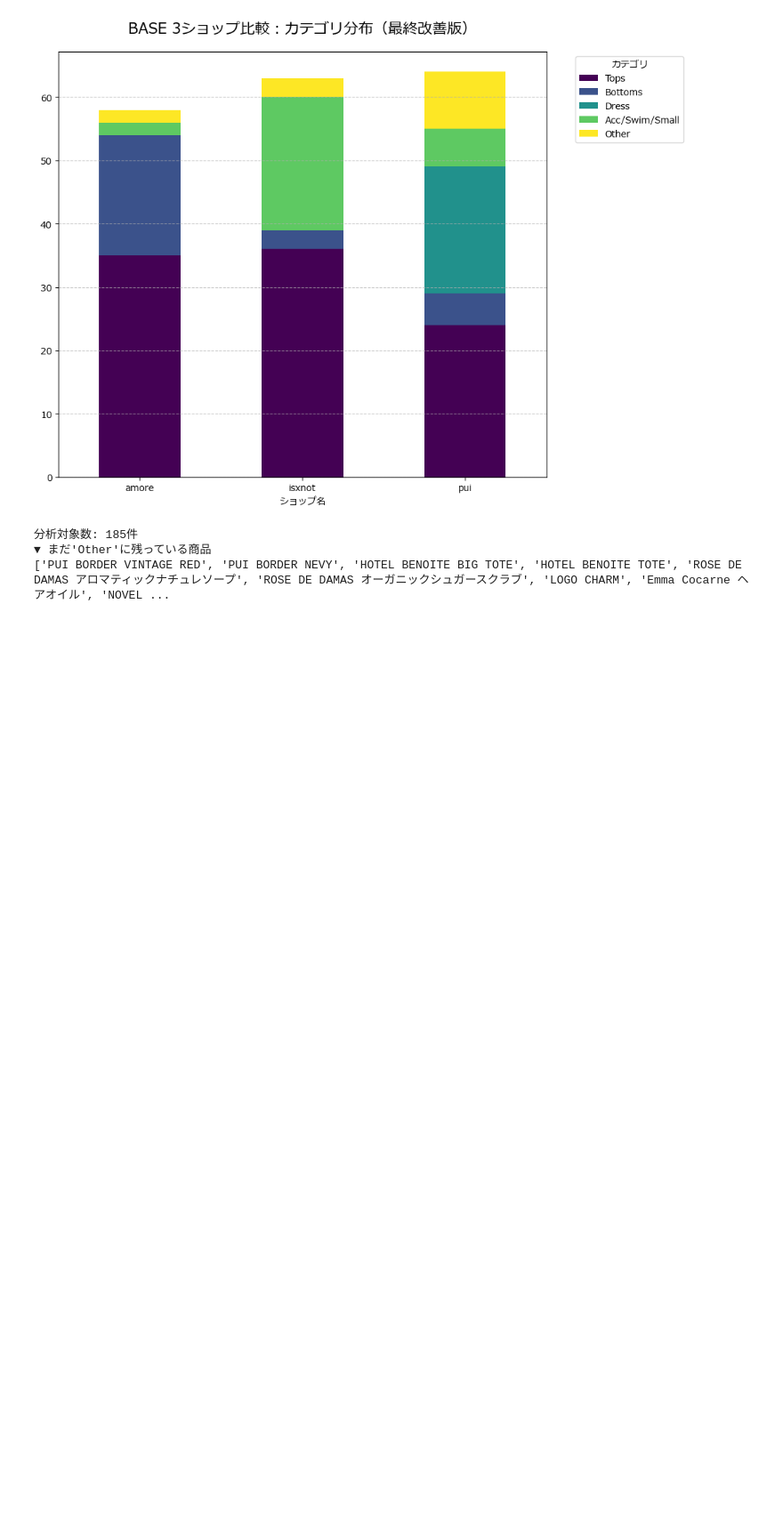
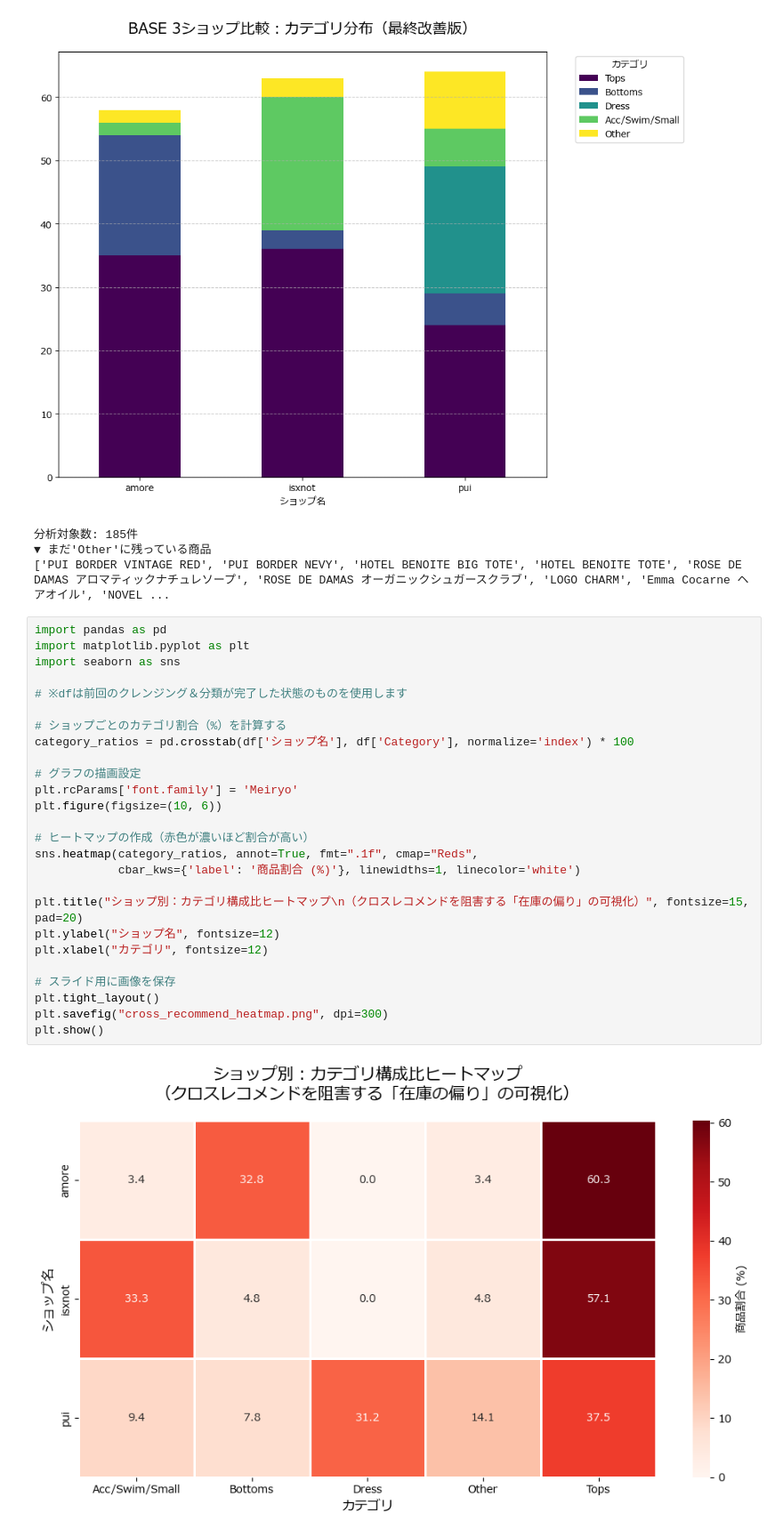
Before and after one commit to kaonashimaster/fashion-rec-engine, a Jupyter notebook: analysis.ipynb, the cells around one changed output. Shown at 89% size. Drawn from its saved outputs; the diff is of its cells as text; blank space fills up the shorter version.

```diff
--- a/analysis.ipynb
+++ b/analysis.ipynb
@@ -251,3 +97,31 @@ print(df[df['Category'] == 'Other']['商品名'].unique().tolist())
 分析対象数: 185件
 ▼ まだ'Other'に残っている商品
 ['PUI BORDER VINTAGE RED', 'PUI BORDER NEVY', 'HOTEL BENOITE BIG TOTE', 'HOTEL BENOITE TOTE', 'ROSE DE DAMAS アロマティックナチュレソープ', 'ROSE DE DAMAS オーガニックシュガースクラブ', 'LOGO CHARM', 'Emma Cocarne ヘアオイル', 'NOVEL ...
+# %%
+import pandas as pd
+import matplotlib.pyplot as plt
+import seaborn as sns
+
+# ※dfは前回のクレンジング＆分類が完了した状態のものを使用します
+
+# ショップごとのカテゴリ割合（%）を計算する
+category_ratios = pd.crosstab(df['ショップ名'], df['Category'], normalize='index') * 100
+
+# グラフの描画設定
+plt.rcParams['font.family'] = 'Meiryo'
+plt.figure(figsize=(10, 6))
+
+# ヒートマップの作成（赤色が濃いほど割合が高い）
+sns.heatmap(category_ratios, annot=True, fmt=".1f", cmap="Reds",
+            cbar_kws={'label': '商品割合 (%)'}, linewidths=1, linecolor='white')
+
+plt.title("ショップ別：カテゴリ構成比ヒートマップ\n（クロスレコメンドを阻害する「在庫の偏り」の可視化）", fontsize=15, pad=20)
+plt.ylabel("ショップ名", fontsize=12)
+plt.xlabel("カテゴリ", fontsize=12)
+
+# スライド用に画像を保存
+plt.tight_layout()
+plt.savefig("cross_recommend_heatmap.png", dpi=300)
+plt.show()
+# %% [output]
+[figure, added]
```
Also changed, not shown: parts of 2 cells of this notebook, 1 other file.
